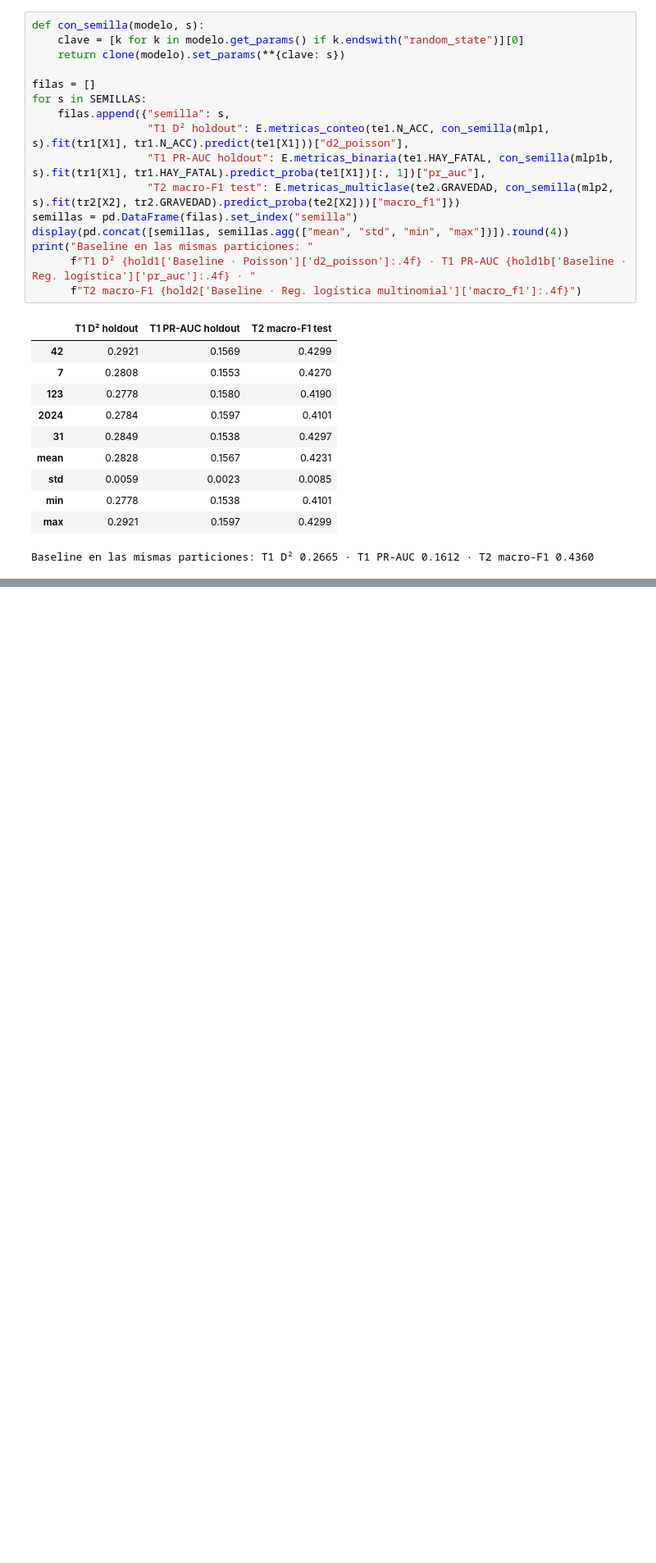
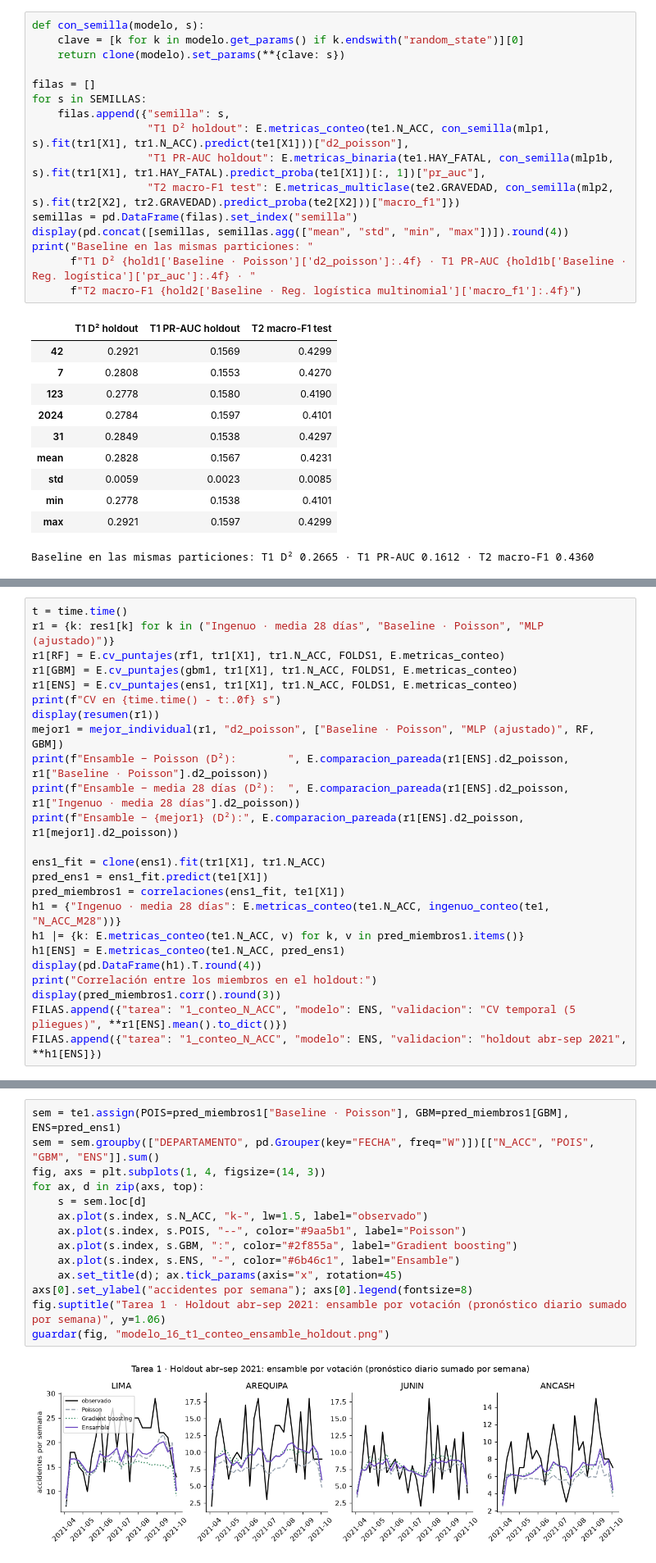
Before and after one commit to Marcor47/IAA-Grupo3, a Jupyter notebook: notebooks/06_mlp.ipynb, the cells around one changed output, grey strips where cells are left out. Shown at 82% size. Drawn from its saved outputs; the diff is of its cells as text; blank space fills up the shorter version.

```diff
--- a/notebooks/06_mlp.ipynb
+++ b/notebooks/06_mlp.ipynb
@@ -322,0 +375,24 @@ Baseline en las mismas particiones: T1 D² 0.2665 · T1 PR-AUC 0.1612 · T2 macr
+# %%
+t = time.time()
+r1 = {k: res1[k] for k in ("Ingenuo · media 28 días", "Baseline · Poisson", "MLP (ajustado)")}
+r1[RF] = E.cv_puntajes(rf1, tr1[X1], tr1.N_ACC, FOLDS1, E.metricas_conteo)
+r1[GBM] = E.cv_puntajes(gbm1, tr1[X1], tr1.N_ACC, FOLDS1, E.metricas_conteo)
+r1[ENS] = E.cv_puntajes(ens1, tr1[X1], tr1.N_ACC, FOLDS1, E.metricas_conteo)
+print(f"CV en {time.time() - t:.0f} s")
+display(resumen(r1))
+mejor1 = mejor_individual(r1, "d2_poisson", ["Baseline · Poisson", "MLP (ajustado)", RF, GBM])
+print(f"Ensamble − Poisson (D²):        ", E.comparacion_pareada(r1[ENS].d2_poisson, r1["Baseline · Poisson"].d2_poisson))
+print(f"Ensamble − media 28 días (D²):  ", E.comparacion_pareada(r1[ENS].d2_poisson, r1["Ingenuo · media 28 días"].d2_poisson))
+print(f"Ensamble − {mejor1} (D²):", E.comparacion_pareada(r1[ENS].d2_poisson, r1[mejor1].d2_poisson))
+
+ens1_fit = clone(ens1).fit(tr1[X1], tr1.N_ACC)
+pred_ens1 = ens1_fit.predict(te1[X1])
+pred_miembros1 = correlaciones(ens1_fit, te1[X1])
+h1 = {"Ingenuo · media 28 días": E.metricas_conteo(te1.N_ACC, ingenuo_conteo(te1, "N_ACC_M28"))}
+h1 |= {k: E.metricas_conteo(te1.N_ACC, v) for k, v in pred_miembros1.items()}
+h1[ENS] = E.metricas_conteo(te1.N_ACC, pred_ens1)
+display(pd.DataFrame(h1).T.round(4))
+print("Correlación entre los miembros en el holdout:")
+display(pred_miembros1.corr().round(3))
+FILAS.append({"tarea": "1_conteo_N_ACC", "modelo": ENS, "validacion": "CV temporal (5 pliegues)", **r1[ENS].mean().to_dict()})
+FILAS.append({"tarea": "1_conteo_N_ACC", "modelo": ENS, "validacion": "holdout abr-sep 2021", **h1[ENS]})
@@ -322,0 +425,16 @@ Baseline en las mismas particiones: T1 D² 0.2665 · T1 PR-AUC 0.1612 · T2 macr
+# %%
+sem = te1.assign(POIS=pred_miembros1["Baseline · Poisson"], GBM=pred_miembros1[GBM], ENS=pred_ens1)
+sem = sem.groupby(["DEPARTAMENTO", pd.Grouper(key="FECHA", freq="W")])[["N_ACC", "POIS", "GBM", "ENS"]].sum()
+fig, axs = plt.subplots(1, 4, figsize=(14, 3))
+for ax, d in zip(axs, top):
+    s = sem.loc[d]
+    ax.plot(s.index, s.N_ACC, "k-", lw=1.5, label="observado")
+    ax.plot(s.index, s.POIS, "--", color="#9aa5b1", label="Poisson")
+    ax.plot(s.index, s.GBM, ":", color="#2f855a", label="Gradient boosting")
+    ax.plot(s.index, s.ENS, "-", color="#6b46c1", label="Ensamble")
+    ax.set_title(d); ax.tick_params(axis="x", rotation=45)
+axs[0].set_ylabel("accidentes por semana"); axs[0].legend(fontsize=8)
+fig.suptitle("Tarea 1 · Holdout abr–sep 2021: ensamble por votación (pronóstico diario sumado por semana)", y=1.06)
+guardar(fig, "modelo_16_t1_conteo_ensamble_holdout.png")
+# %% [output]
+[figure, added]
```
Also changed, not shown: parts of 20 cells of this notebook, 4 other files.
